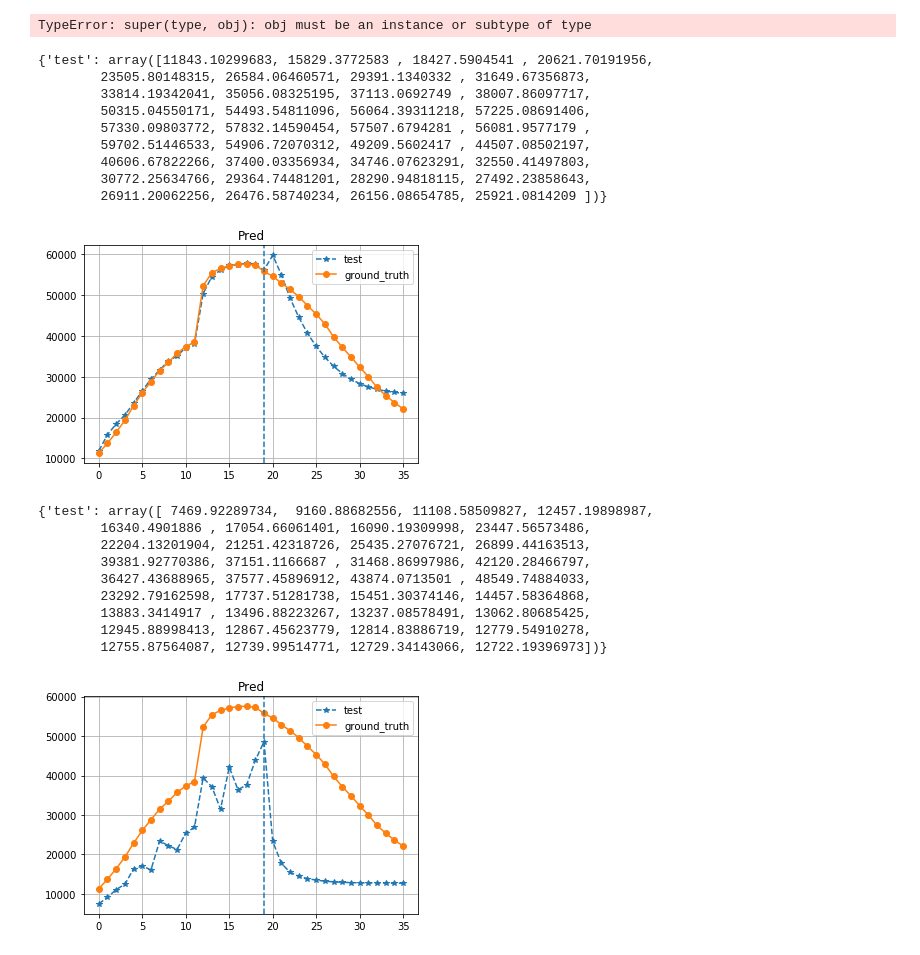
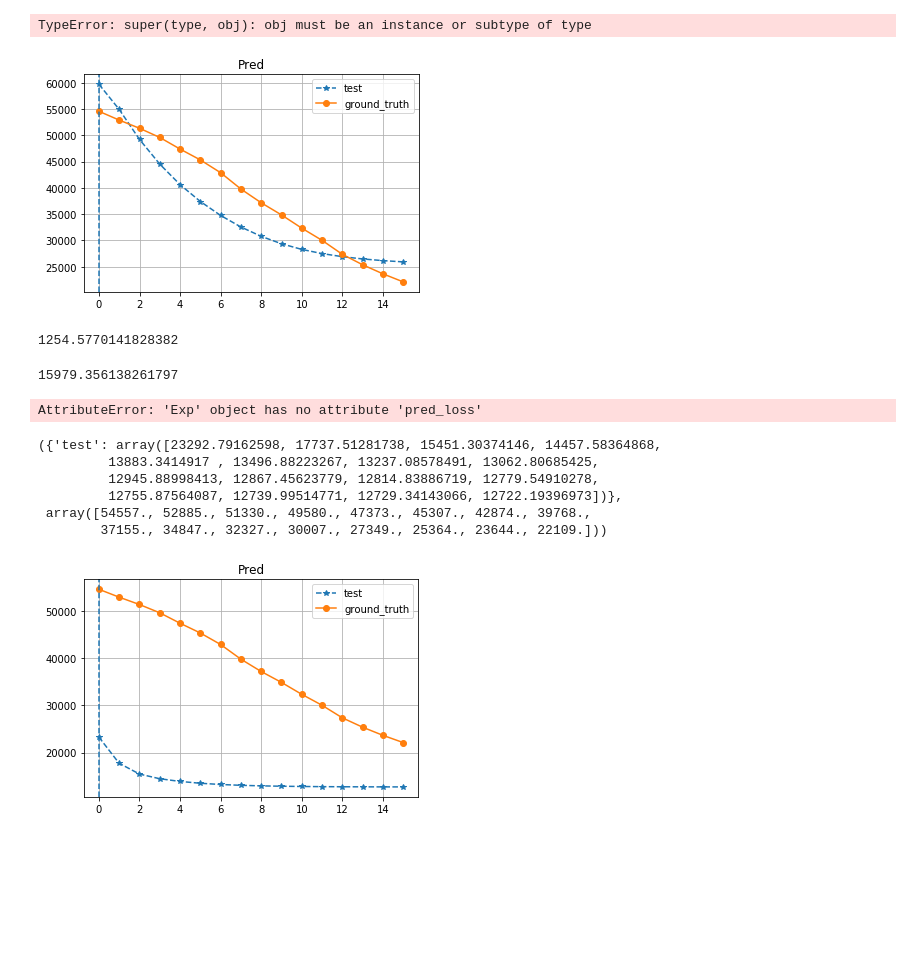
Before and after one commit to wtding1998/RNN_nCov, a Jupyter notebook: disease_analysis.ipynb, the cells around one changed output. Drawn from its saved outputs; the diff is of its cells as text; code cells hidden in the pictures; blank space fills up the shorter version.

```diff
--- a/disease_analysis.ipynb
+++ b/disease_analysis.ipynb
@@ -632,22 +632,30 @@ TypeError: super(type, obj): obj must be an instance or subtype of type
 # %%
 path = 'D:/Jupyter_Documents/ML-code/research_code/output/test'
 exp_name = 'ori-stnn_05-03-18-56-30_7557'
 exp_dir = {'test': exp_name}
 # exp_name = 'v2-stnn_05-03-00-05-59_0251'
 # exp = Exp(exp_name, path)
 # print(exp.plot_train_times().shape)
-result.plot_pred_by_dir(exp_dir, path, train=True)
+pred, test = result.plot_pred_by_dir(exp_dir, path, train=False)
 # %% [output]
-{'test': array([11843.10299683, 15829.3772583 , 18427.5904541 , 20621.70191956,
-        23505.80148315, 26584.06460571, 29391.1340332 , 31649.67356873,
-        33814.19342041, 35056.08325195, 37113.0692749 , 38007.86097717,
-        50315.04550171, 54493.54811096, 56064.39311218, 57225.08691406,
-        57330.09803772, 57832.14590454, 57507.6794281 , 56081.9577179 ,
-        59702.51446533, 54906.72070312, 49209.5602417 , 44507.08502197,
-        40606.67822266, 37400.03356934, 34746.07623291, 32550.41497803,
-        30772.25634766, 29364.74481201, 28290.94818115, 27492.23858643,
-        26911.20062256, 26476.58740234, 26156.08654785, 25921.0814209 ])}
-[figure, old version]
+[figure, new version]
+# %%
+# rmse_np(pred['test'], test)
+exp = result.Exp(exp_name, path)
+exp.pred_loss(reduce=True)
+# %% [output]
+1254.5770141828382
+# %%
+pred_dir, data = result.get_pred(exp_dir, path)
+test_data = data[20:]
+pred = pred_dir['test']
+rmse_np(test_data, pred)
+# %% [output]
+15979.356138261797
+# %%
+exp.pred_loss()
+# %% [output]
+AttributeError: 'Exp' object has no attribute 'pred_loss'
 # %%
 path = 'D:/Jupyter_Documents/ML-code/research_code/output/test'
 exp_name = 'ori-stnn_05-03-19-09-12_4367'
@@ -655,15 +663,12 @@ exp_dir = {'test': exp_name}
 # exp_name = 'v2-stnn_05-03-00-05-59_0251'
 # exp = Exp(exp_name, path)
 # print(exp.plot_train_times().shape)
-result.plot_pred_by_dir(exp_dir, path, train=True)
+result.plot_pred_by_dir(exp_dir, path, train=False)
 # %% [output]
-{'test': array([ 7469.92289734,  9160.88682556, 11108.58509827, 12457.19898987,
-        16340.4901886 , 17054.66061401, 16090.19309998, 23447.56573486,
-        22204.13201904, 21251.42318726, 25435.27076721, 26899.44163513,
-        39381.92770386, 37151.1166687 , 31468.86997986, 42120.28466797,
-        36427.43688965, 37577.45896912, 43874.0713501 , 48549.74884033,
-        23292.79162598, 17737.51281738, 15451.30374146, 14457.58364868,
-        13883.3414917 , 13496.88223267, 13237.08578491, 13062.80685425,
-        12945.88998413, 12867.45623779, 12814.83886719, 12779.54910278,
-        12755.87564087, 12739.99514771, 12729.34143066, 12722.19396973])}
+({'test': array([23292.79162598, 17737.51281738, 15451.30374146, 14457.58364868,
+         13883.3414917 , 13496.88223267, 13237.08578491, 13062.80685425,
+         12945.88998413, 12867.45623779, 12814.83886719, 12779.54910278,
+         12755.87564087, 12739.99514771, 12729.34143066, 12722.19396973])},
+ array([54557., 52885., 51330., 49580., 47373., 45307., 42874., 39768.,
+        37155., 34847., 32327., 30007., 27349., 25364., 23644., 22109.]))
-[figure, old version]
+[figure, new version]
```
Also changed, not shown: parts of 1 cell of this notebook, 3 other files.
